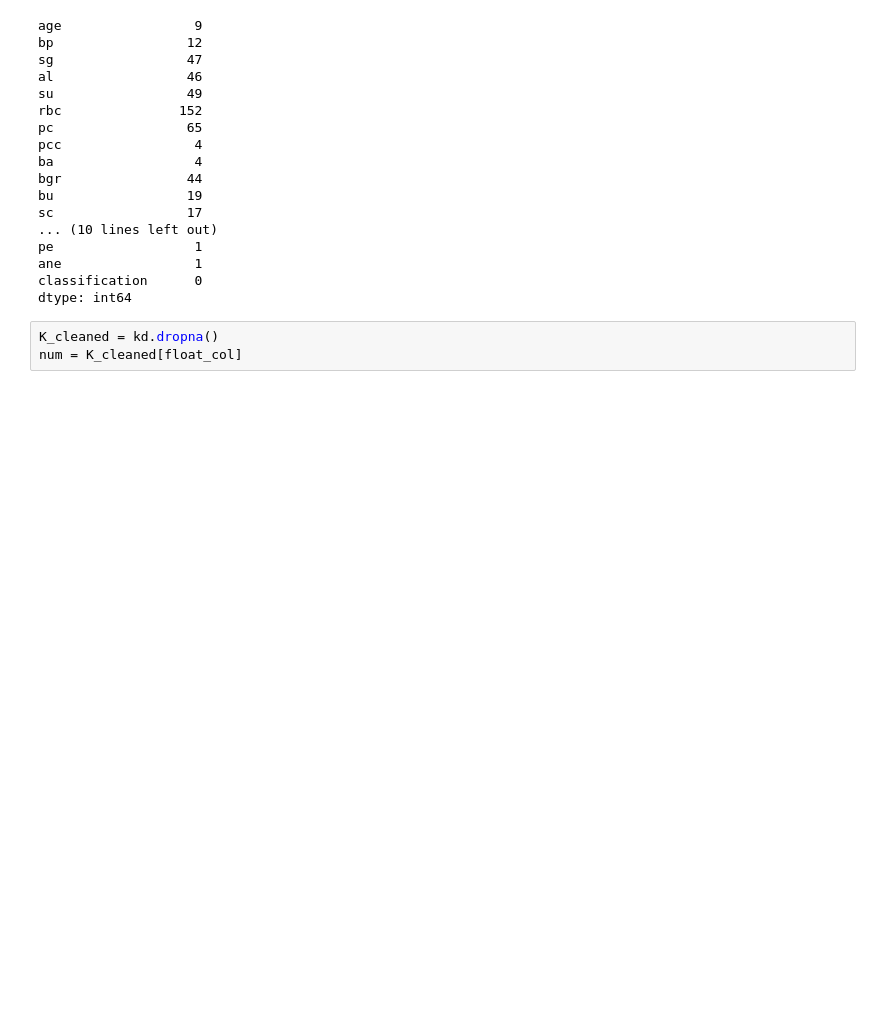
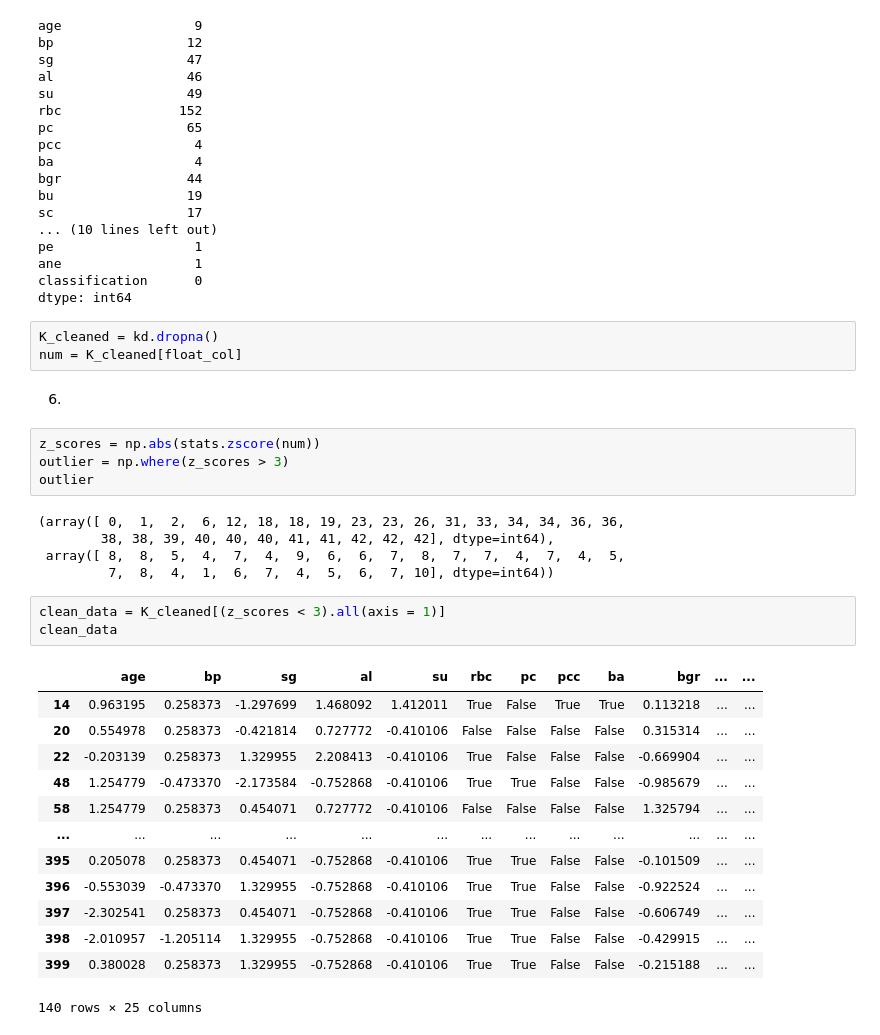
Before and after one commit to shuaniw/Assignment-6, a Jupyter notebook: Assignment6.ipynb, the cells around one changed output. Saved outputs shown, nothing was run; the diff lists cells and outputs as text; blank space fills up the shorter version.

```diff
--- a/Assignment6.ipynb
+++ b/Assignment6.ipynb
@@ -192,3 +192,31 @@ dtype: int64
 # %%
 K_cleaned = kd.dropna()
 num = K_cleaned[float_col]
+# %% [markdown]
+6.
+# %%
+z_scores = np.abs(stats.zscore(num))
+outlier = np.where(z_scores > 3)
+outlier
+# %% [output]
+(array([ 0,  1,  2,  6, 12, 18, 18, 19, 23, 23, 26, 31, 33, 34, 34, 36, 36,
+        38, 38, 39, 40, 40, 40, 41, 41, 42, 42, 42], dtype=int64),
+ array([ 8,  8,  5,  4,  7,  4,  9,  6,  6,  7,  8,  7,  7,  4,  7,  4,  5,
+         7,  8,  4,  1,  6,  7,  4,  5,  6,  7, 10], dtype=int64))
+# %%
+clean_data = K_cleaned[(z_scores < 3).all(axis = 1)]
+clean_data
+# %% [output]
+|  | age | bp | sg | al | su | rbc | pc | pcc | ba | bgr | ... | ... |
+| 14 | 0.963195 | 0.258373 | -1.297699 | 1.468092 | 1.412011 | True | False | True | True | 0.113218 | ... | ... |
+| 20 | 0.554978 | 0.258373 | -0.421814 | 0.727772 | -0.410106 | False | False | False | False | 0.315314 | ... | ... |
+| 22 | -0.203139 | 0.258373 | 1.329955 | 2.208413 | -0.410106 | True | False | False | False | -0.669904 | ... | ... |
+| 48 | 1.254779 | -0.473370 | -2.173584 | -0.752868 | -0.410106 | True | True | False | False | -0.985679 | ... | ... |
+| 58 | 1.254779 | 0.258373 | 0.454071 | 0.727772 | -0.410106 | False | False | False | False | 1.325794 | ... | ... |
+| ... | ... | ... | ... | ... | ... | ... | ... | ... | ... | ... | ... | ... |
+| 395 | 0.205078 | 0.258373 | 0.454071 | -0.752868 | -0.410106 | True | True | False | False | -0.101509 | ... | ... |
+| 396 | -0.553039 | -0.473370 | 1.329955 | -0.752868 | -0.410106 | True | True | False | False | -0.922524 | ... | ... |
+| 397 | -2.302541 | 0.258373 | 0.454071 | -0.752868 | -0.410106 | True | True | False | False | -0.606749 | ... | ... |
+| 398 | -2.010957 | -1.205114 | 1.329955 | -0.752868 | -0.410106 | True | True | False | False | -0.429915 | ... | ... |
+| 399 | 0.380028 | 0.258373 | 1.329955 | -0.752868 | -0.410106 | True | True | False | False | -0.215188 | ... | ... |
+140 rows × 25 columns
```
